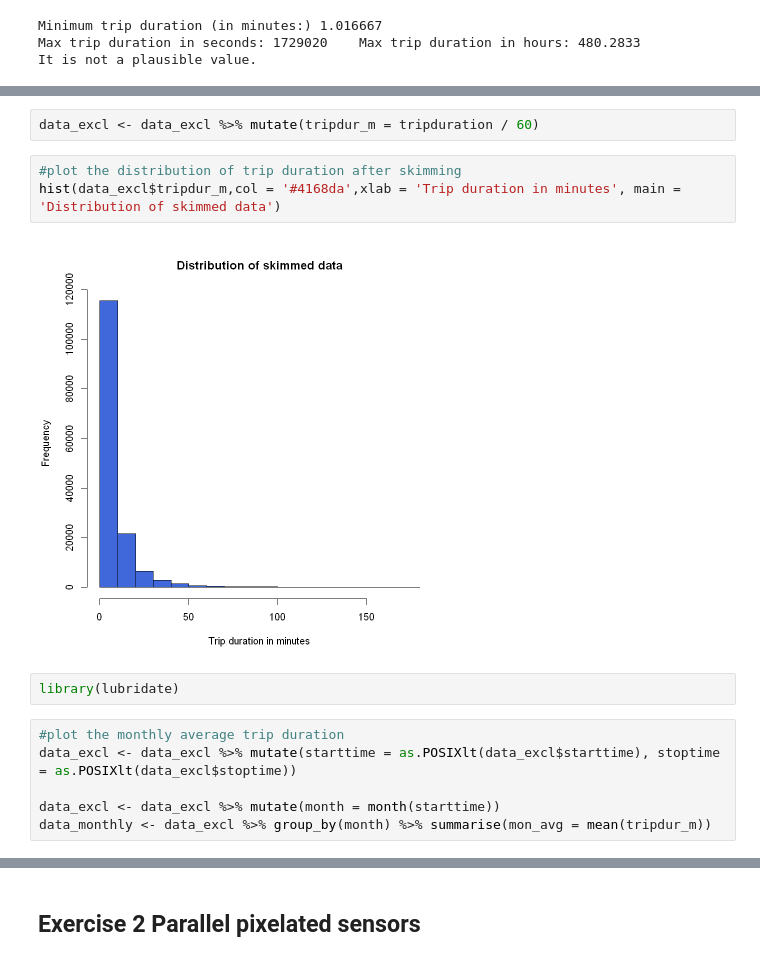
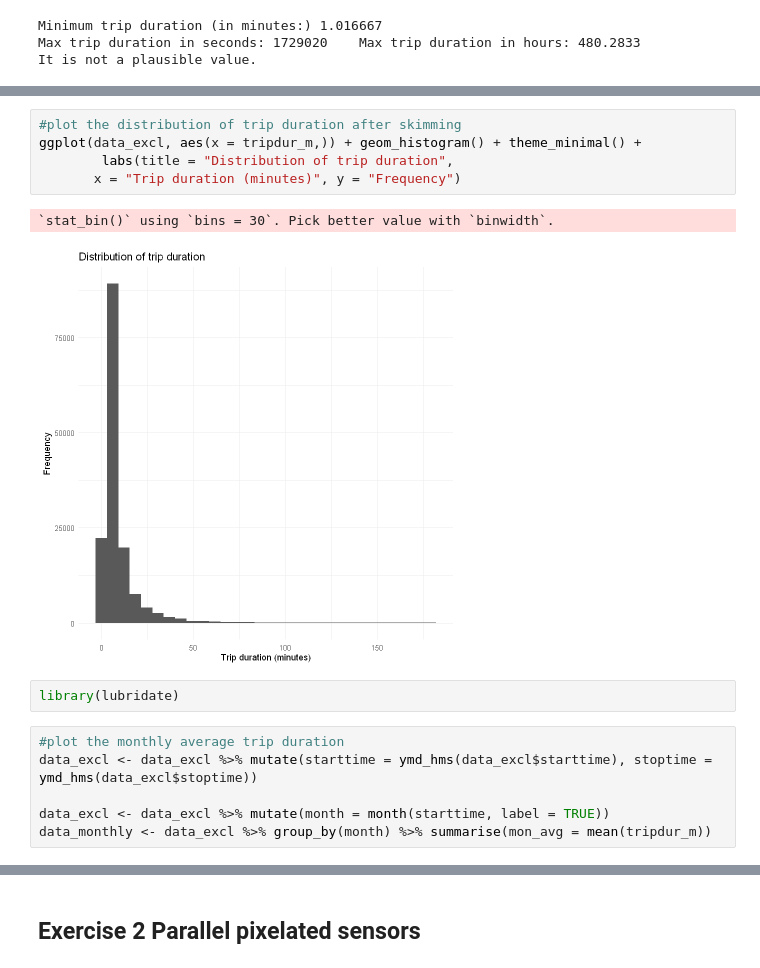
Before and after one commit to angelabortolato/AdvStatistics, a Jupyter notebook: lab1/BortolatoAngela_Lab1.ipynb, the cells around one changed output, grey strips where cells are left out. Drawn from its saved outputs; the diff is of its cells as text.

```diff
--- a/lab1/BortolatoAngela_Lab1.ipynb
+++ b/lab1/BortolatoAngela_Lab1.ipynb
@@ -88,15 +88,16 @@ Warning message:
-# %%
-data_excl <- data_excl %>% mutate(tripdur_m = tripduration / 60)
 # %%
 #plot the distribution of trip duration after skimming
-hist(data_excl$tripdur_m,col = '#4168da',xlab = 'Trip duration in minutes', main = 'Distribution of skimmed data')
+ggplot(data_excl, aes(x = tripdur_m,)) + geom_histogram() + theme_minimal() +
+        labs(title = "Distribution of trip duration",
+       x = "Trip duration (minutes)", y = "Frequency")
 # %% [output]
+`stat_bin()` using `bins = 30`. Pick better value with `binwidth`.
-[figure, old version]
+[figure, new version]
 # %%
 library(lubridate)
 # %%
 #plot the monthly average trip duration
-data_excl <- data_excl %>% mutate(starttime = as.POSIXlt(data_excl$starttime), stoptime = as.POSIXlt(data_excl$stoptime))
+data_excl <- data_excl %>% mutate(starttime = ymd_hms(data_excl$starttime), stoptime = ymd_hms(data_excl$stoptime))
 
-data_excl <- data_excl %>% mutate(month = month(starttime))
+data_excl <- data_excl %>% mutate(month = month(starttime, label = TRUE))
 data_monthly <- data_excl %>% group_by(month) %>% summarise(mon_avg = mean(tripdur_m))
```
Also changed, not shown: parts of 16 cells of this notebook.
